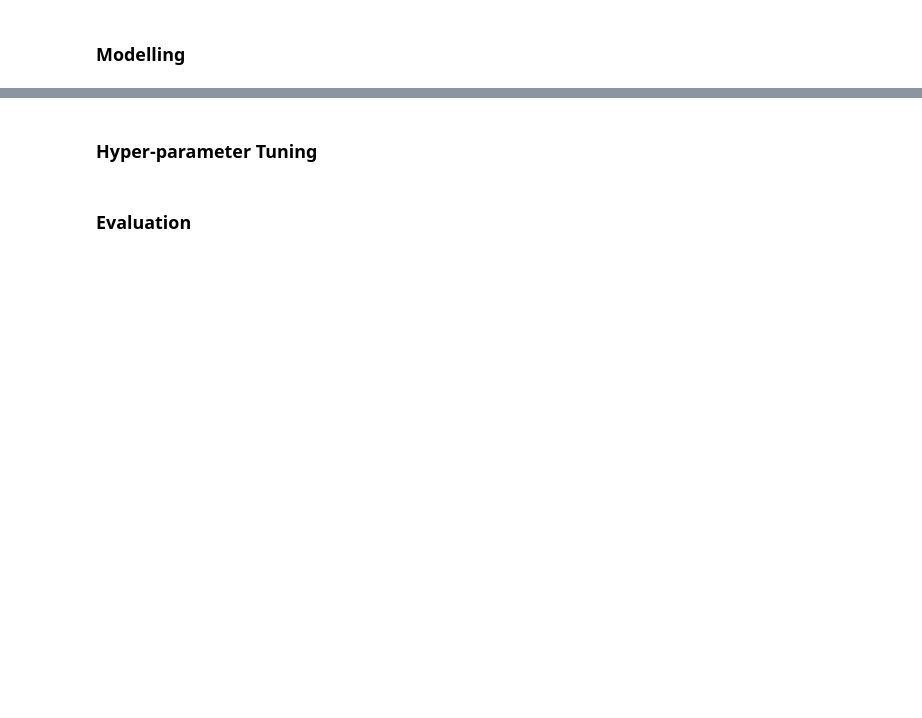
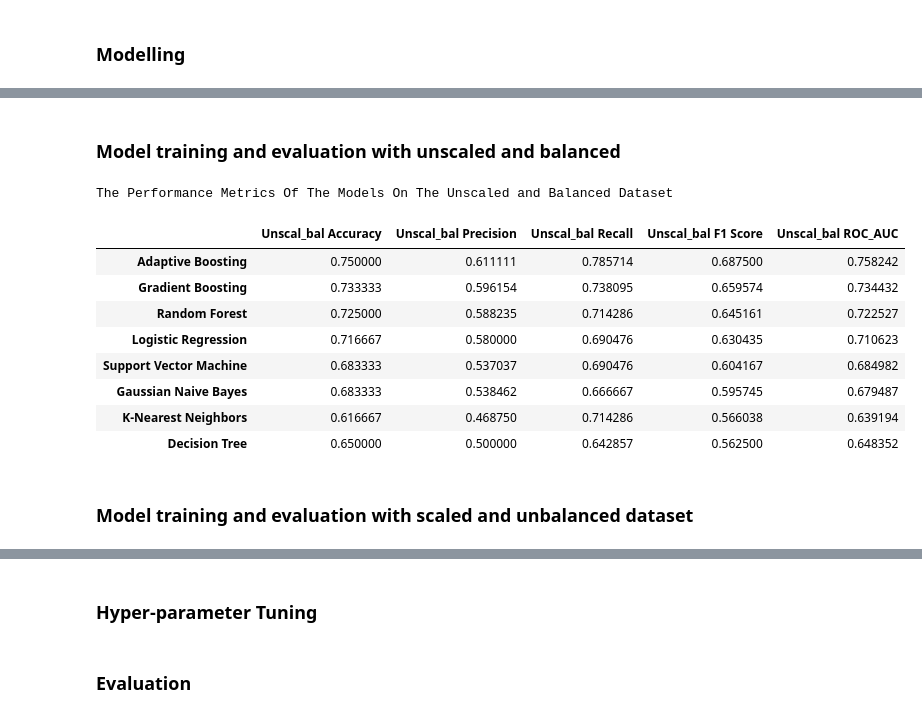
Before and after one commit to iameberedavid/Sepsis-Prediction-Analysis-and-API-Creation, a Jupyter notebook: Sepsis Prediction Analysis.ipynb, the cells around one changed output, grey strips where cells are left out. Drawn from its saved outputs; the diff is of its cells as text; code cells hidden in the pictures; blank space fills up the shorter version.

```diff
--- a/Sepsis Prediction Analysis.ipynb
+++ b/Sepsis Prediction Analysis.ipynb
@@ -475,0 +644,49 @@ test_data_scaled_df.head()
+# %% [markdown]
+### Model training and evaluation with unscaled and balanced
+# %%
+# Create an empty dictionary to store the performance metrics of the models after training with unscaled dataset
+unscal_balanced_performance_metrics = {}
+
+# Model training, evaluation and result calculation
+for model_name, model in models:
+    # Model training with unscaled dataset
+    model.fit(X_train_unscal_balanced, y_train_unscal_balanced)
+
+    # Using the models to make predictions on the validation set
+    y_pred_unscal_balanced = model.predict(X_val)
+
+    # Calculate the performance metrics of the models on the unscaled dataset
+    accuracy = accuracy_score(y_val, y_pred_unscal_balanced)
+    precision = precision_score(y_val, y_pred_unscal_balanced)
+    recall = recall_score(y_val, y_pred_unscal_balanced)
+    f1 = f1_score(y_val, y_pred_unscal_balanced)
+    roc_auc = roc_auc_score(y_val, y_pred_unscal_balanced)
+
+    # Store the performance metrics results
+    unscal_balanced_performance_metrics[model_name] = {
+        'Unscal_bal Accuracy': accuracy,
+        'Unscal_bal Precision': precision,
+        'Unscal_bal Recall': recall,
+        'Unscal_bal F1 Score': f1,
+        'Unscal_bal ROC_AUC': roc_auc
+    }
+# %%
+# Create a DataFrame to store the performance metrics of the models on the unscaled balanced dataset
+unscal_balanced_performance_metrics = pd.DataFrame(unscal_balanced_performance_metrics).transpose()
+
+# Arrange the performance metrics DataFrame in descending order according to the F1 Score
+unscal_balanced_performance_metrics = unscal_balanced_performance_metrics.sort_values('Unscal_bal F1 Score', ascending=False)
+
+# Show the performance metrics DataFrame of the models on the unbalanced dataset
+unscal_balanced_performance_metrics.style.set_caption('The Performance Metrics Of The Models On The Unscaled and Balanced Dataset')
+# %% [output]
+The Performance Metrics Of The Models On The Unscaled and Balanced Dataset
+|  | Unscal_bal Accuracy | Unscal_bal Precision | Unscal_bal Recall | Unscal_bal F1 Score | Unscal_bal ROC_AUC |
+| Adaptive Boosting | 0.750000 | 0.611111 | 0.785714 | 0.687500 | 0.758242 |
+| Gradient Boosting | 0.733333 | 0.596154 | 0.738095 | 0.659574 | 0.734432 |
+| Random Forest | 0.725000 | 0.588235 | 0.714286 | 0.645161 | 0.722527 |
+| Logistic Regression | 0.716667 | 0.580000 | 0.690476 | 0.630435 | 0.710623 |
+| Support Vector Machine | 0.683333 | 0.537037 | 0.690476 | 0.604167 | 0.684982 |
+| Gaussian Naive Bayes | 0.683333 | 0.538462 | 0.666667 | 0.595745 | 0.679487 |
+| K-Nearest Neighbors | 0.616667 | 0.468750 | 0.714286 | 0.566038 | 0.639194 |
+| Decision Tree | 0.650000 | 0.500000 | 0.642857 | 0.562500 | 0.648352 |
@@ -475,0 +718,2 @@ test_data_scaled_df.head()
+# %% [markdown]
+### Model training and evaluation with scaled and unbalanced dataset
```
Also changed, not shown: parts of 40 cells of this notebook.
